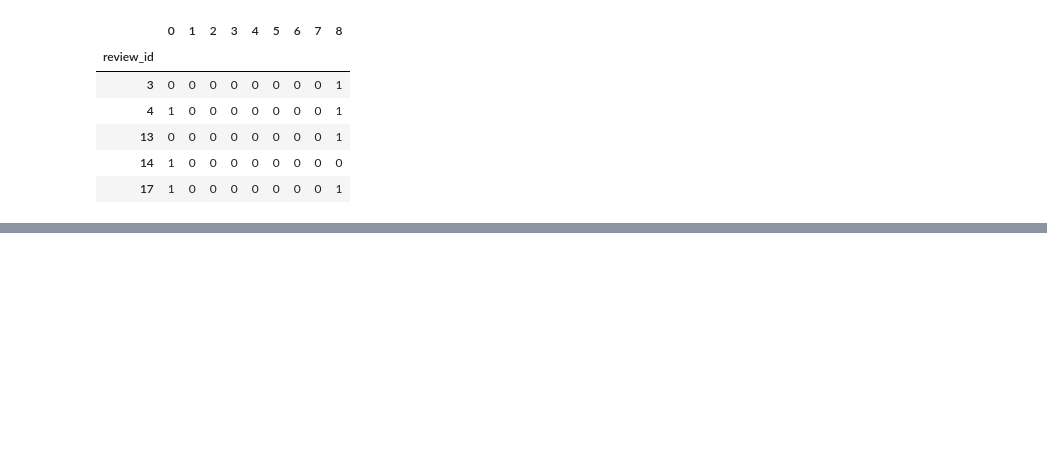
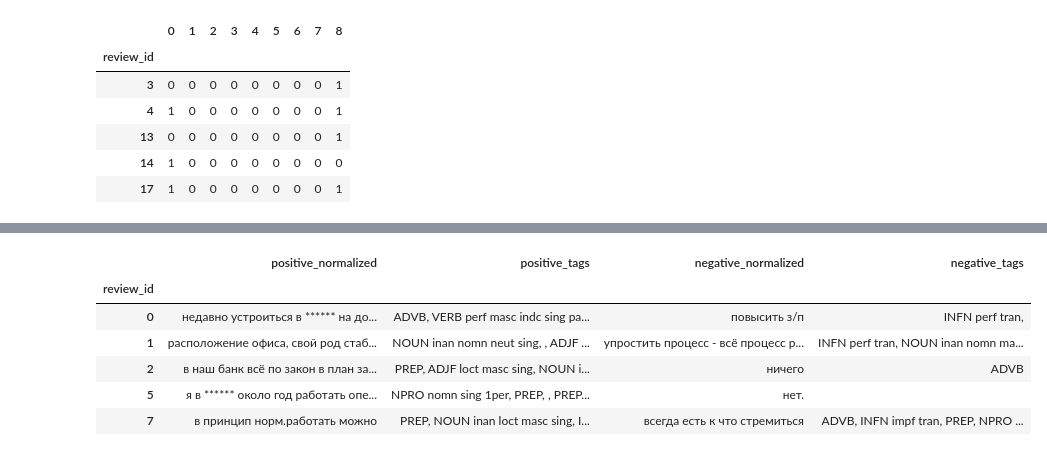
Before and after one commit to ashimko/boosters_hh, a Jupyter notebook: notebooks/analysis.ipynb, the cells around one changed output, grey strips where cells are left out. Saved outputs shown, nothing was run; the diff lists cells and outputs as text; code cells hidden in the pictures; blank space fills up the shorter version.

```diff
--- a/notebooks/analysis.ipynb
+++ b/notebooks/analysis.ipynb
@@ -153,0 +130,10 @@ test_one_tresh_labels.head()
+# %%
+morph.head()
+# %% [output]
+|  | positive_normalized | positive_tags | negative_normalized | negative_tags |
+| review_id |  |  |  |  |
+| 0 | недавно устроиться в ****** на до... | ADVB, VERB perf masc indc sing pa... | повысить з/п | INFN perf tran, |
+| 1 | расположение офиса, свой род стаб... | NOUN inan nomn neut sing, , ADJF ... | упростить процесс - всё процесс р... | INFN perf tran, NOUN inan nomn ma... |
+| 2 | в наш банк всё по закон в план за... | PREP, ADJF loct masc sing, NOUN i... | ничего | ADVB |
+| 5 | я в ****** около год работать опе... | NPRO nomn sing 1per, PREP, , PREP... | нет. |  |
+| 7 | в принцип норм.работать можно | PREP, NOUN inan loct masc sing, I... | всегда есть к что стремиться | ADVB, INFN impf tran, PREP, NPRO ... |
```
Also changed, not shown: parts of 30 cells of this notebook, 37 other files.
